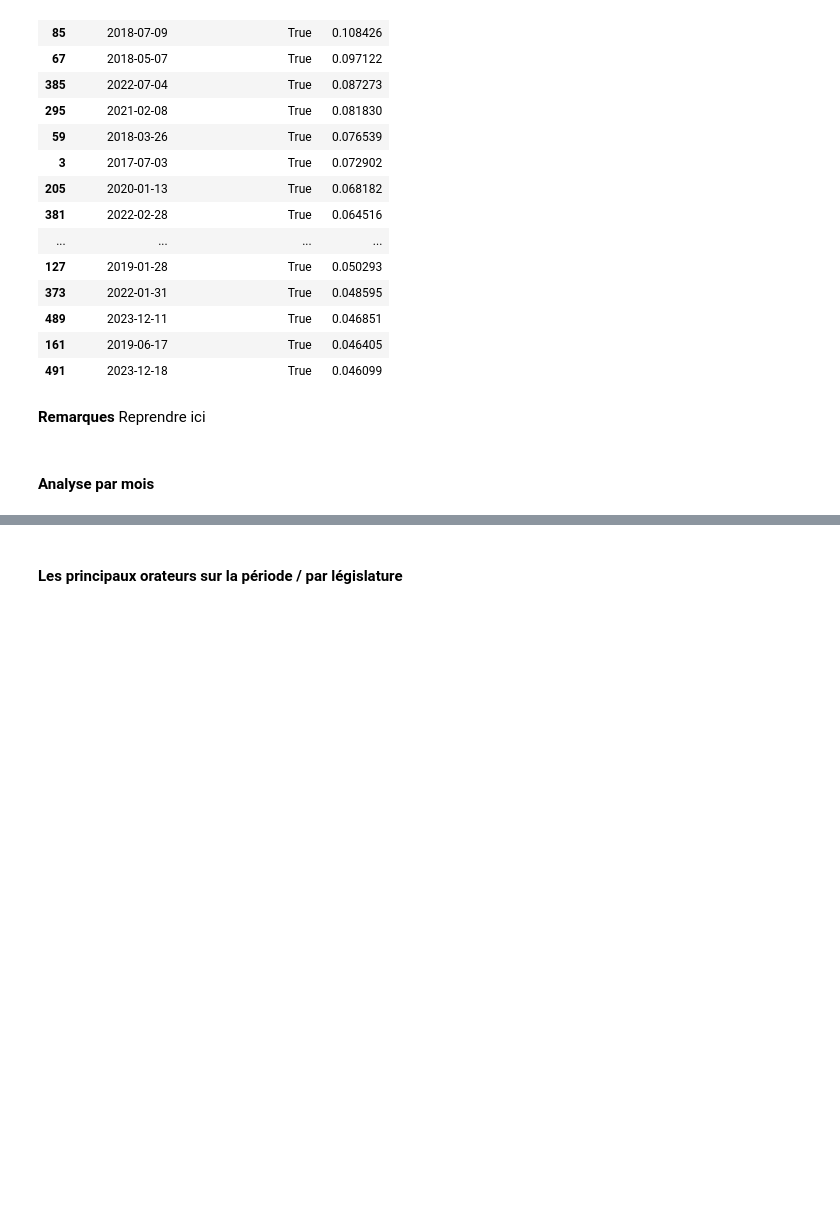
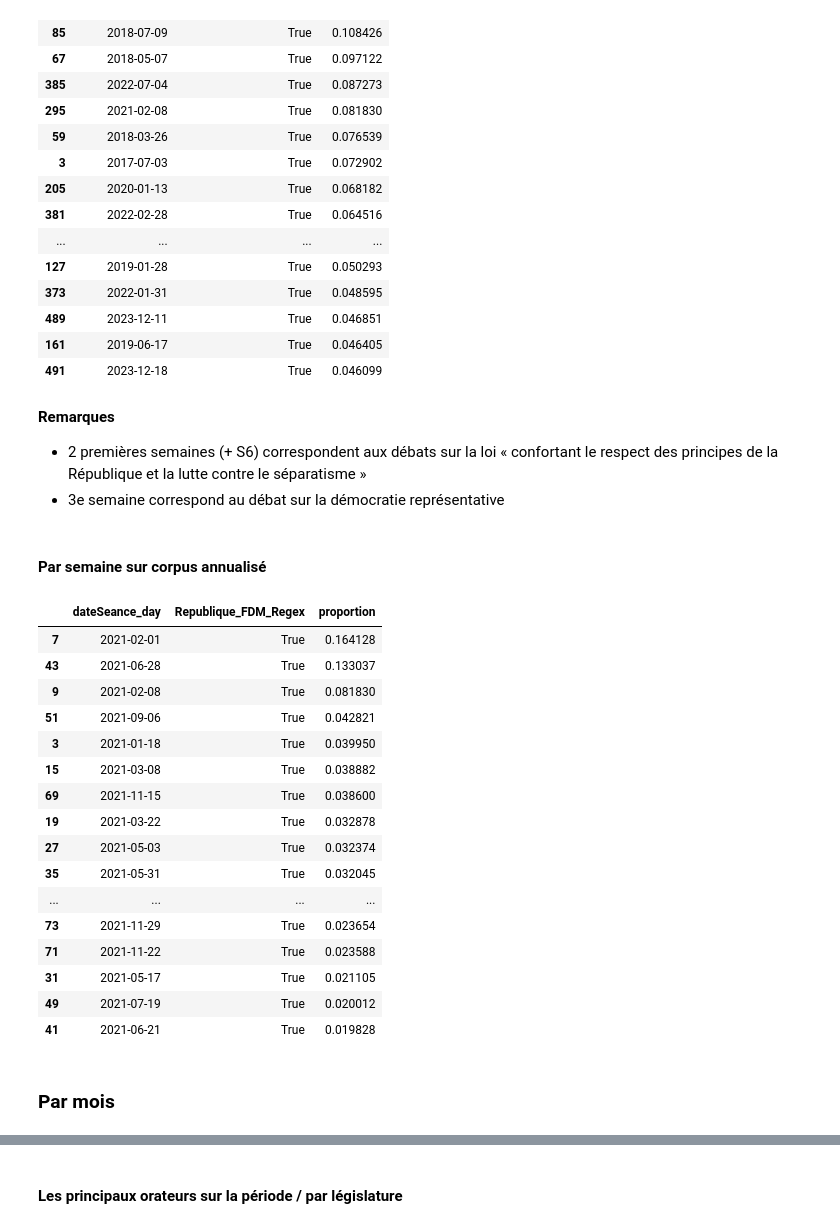
Before and after one commit to Matthias-Levalet/republique-cest-quoi, a Jupyter notebook: exploration/4- Analysis %.ipynb, the cells around one changed output, grey strips where cells are left out. Cells and saved outputs as stored; diff of their text form; code cells hidden in the pictures; blank space fills up the shorter version.

```diff
--- a/exploration/4- Analysis %.ipynb
+++ b/exploration/4- Analysis %.ipynb
@@ -174,7 +191,8 @@ table
 | 491 | 2023-12-18 | True | 0.046099 |
 # %% [markdown]
 **Remarques**
-Reprendre ici
+- 2 premières semaines (+ S6) correspondent aux débats sur la loi « confortant le respect des principes de la République et la lutte contre le séparatisme »
+- 3e semaine correspond au débat sur la démocratie représentative
 # %%
 # Grouper par semaine
 df_weekly = (
@@ -201,3 +219,47 @@ fig_weekly = px.bar(
 )
 
 fig_weekly.show()
+# %% [markdown]
+#### Par semaine sur corpus annualisé
+# %%
+# Choisir une année
+annee = 2021
+
+# Filtrer le DataFrame sur l'année choisie
+df_annee = df[df["dateSeance_day"].dt.year == annee]
+
+# Grouper par semaine
+df_weekly = (
+    df_annee.groupby(df["dateSeance_day"].dt.to_period("W"))["Republique_FDM_Regex"]
+    .value_counts(normalize=True)
+    .rename("proportion")
+    .reset_index()
+)
+
+# Transformer la période en datetime (pour l'axe X)
+df_weekly["dateSeance_day"] = df_weekly["dateSeance_day"].dt.to_timestamp()
+
+# Garder True uniquement
+df_weekly_true = df_weekly[df_weekly["Republique_FDM_Regex"] == True]
+
+# aficher les 25 dates les plus fréquentes sous forme de tableau
+table = df_weekly_true.sort_values("proportion", ascending=False).head(20)
+table
+# %% [output]
+|  | dateSeance_day | Republique_FDM_Regex | proportion |
+| 7 | 2021-02-01 | True | 0.164128 |
+| 43 | 2021-06-28 | True | 0.133037 |
+| 9 | 2021-02-08 | True | 0.081830 |
+| 51 | 2021-09-06 | True | 0.042821 |
+| 3 | 2021-01-18 | True | 0.039950 |
+| 15 | 2021-03-08 | True | 0.038882 |
+| 69 | 2021-11-15 | True | 0.038600 |
+| 19 | 2021-03-22 | True | 0.032878 |
+| 27 | 2021-05-03 | True | 0.032374 |
+| 35 | 2021-05-31 | True | 0.032045 |
+| ... | ... | ... | ... |
+| 73 | 2021-11-29 | True | 0.023654 |
+| 71 | 2021-11-22 | True | 0.023588 |
+| 31 | 2021-05-17 | True | 0.021105 |
+| 49 | 2021-07-19 | True | 0.020012 |
+| 41 | 2021-06-21 | True | 0.019828 |
@@ -204,2 +298,2 @@ fig_weekly.show()
 # %% [markdown]
-#### Analyse par mois
+### Par mois
```
Also changed, not shown: parts of 30 cells of this notebook, 1 other file.
